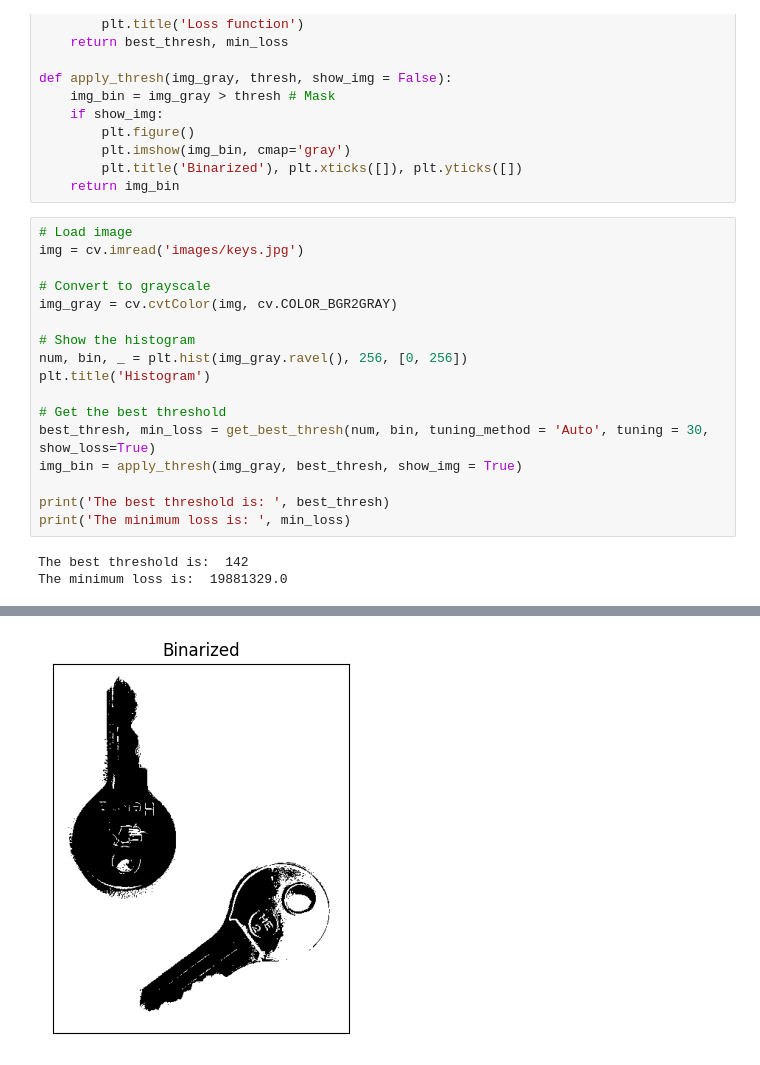
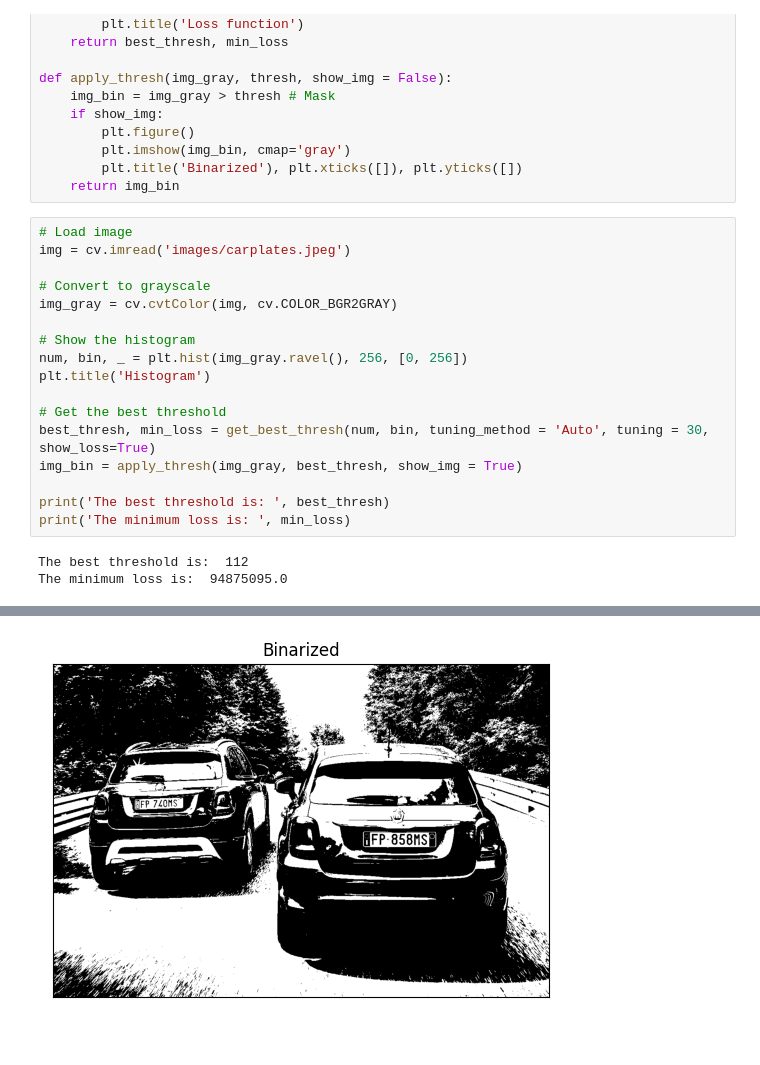
Before and after one commit to DavideLigari/computerVision, a Jupyter notebook: binarization.ipynb, the cells around one changed output, grey strips where cells are left out. Saved outputs shown, nothing was run; the diff lists cells and outputs as text.

```diff
--- a/binarization.ipynb
+++ b/binarization.ipynb
@@ -70,7 +70,7 @@ def apply_thresh(img_gray, thresh, show_img = False):
 	return img_bin
 # %%
 # Load image
-img = cv.imread('images/keys.jpg')
+img = cv.imread('images/carplates.jpeg')
 
 # Convert to grayscale
 img_gray = cv.cvtColor(img, cv.COLOR_BGR2GRAY)
@@ -86,5 +86,5 @@ img_bin = apply_thresh(img_gray, best_thresh, show_img = True)
 print('The best threshold is: ', best_thresh)
 print('The minimum loss is: ', min_loss)
 # %% [output]
-The best threshold is:  142
-The minimum loss is:  19881329.0
+The best threshold is:  112
+The minimum loss is:  94875095.0
@@ -93,4 +93,4 @@ The minimum loss is:  19881329.0
-[figure, old version]
+[figure, new version]
 # %%
 img_otsu = cv.threshold(img_gray, 0, 255, cv.THRESH_OTSU)[1]
 plt.figure()
```
Also changed, not shown: parts of 3 cells of this notebook.
